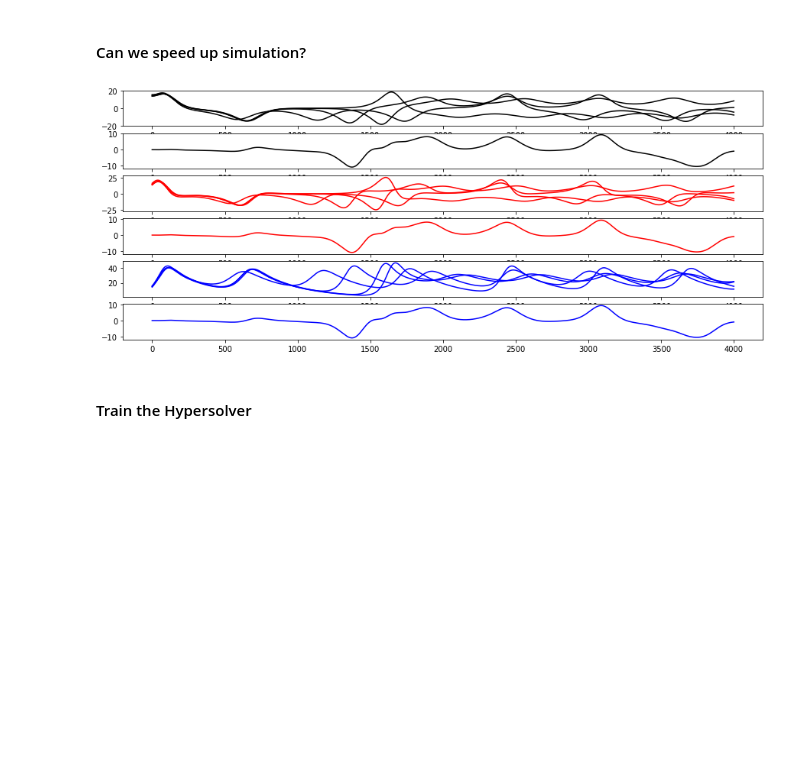
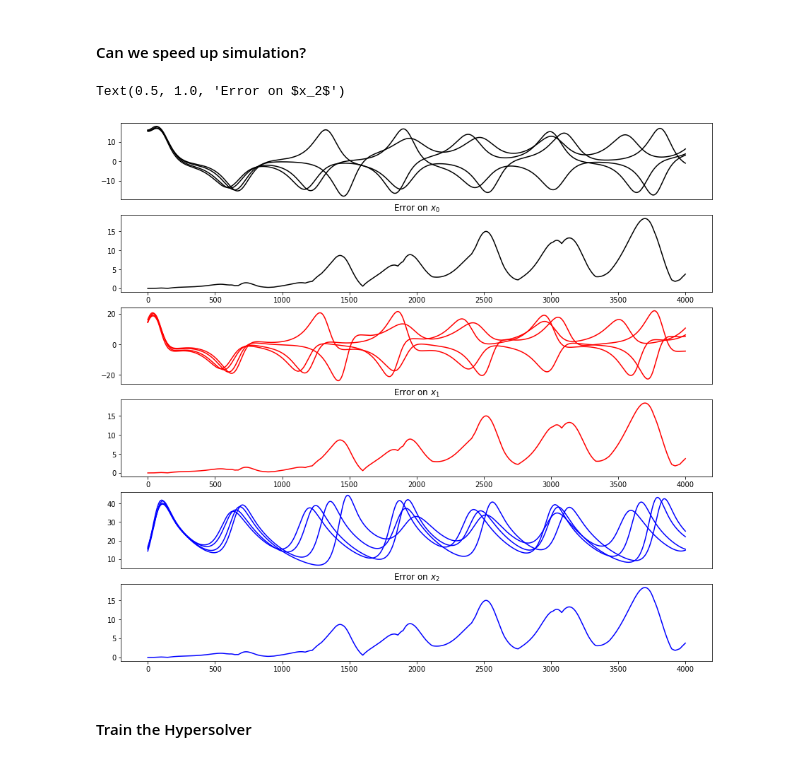
Before and after one commit to DiffEqML/torchdyn, a Jupyter notebook: tutorials/04_hypersolver_odeint.ipynb, the cells around one changed output. Cells and saved outputs as stored; diff of their text form; code cells hidden in the pictures; blank space fills up the shorter version.

```diff
--- a/tutorials/04_hypersolver_odeint.ipynb
+++ b/tutorials/04_hypersolver_odeint.ipynb
@@ -57,16 +57,21 @@ hypersolver = HyperEuler(VanillaHyperNet(net))
 t_eval, sol = odeint(sys, x0, t_span, solver=hypersolver, atol=1e-5, rtol=1e-5)
 sol = sol.detach()
 # %%
-fig = plt.figure(figsize=(15, 6))
+fig = plt.figure(figsize=(15, 14))
 axs = fig.subplots(6,1)
 axs[0].plot(sol[:,:4,0], c='black'); axs[2].plot(sol[:,:4,1], c='r'); axs[4].plot(sol[:,:4,2], c='b');
-# The error accumulates as Euler is not enough.
-# Here are the errors (mean across batches of initial conditions)
+axs[0].set_xticks([]); axs[2].set_xticks([]); axs[4].set_xticks([])
+# The error accumulates as Euler (base solver of HyperEuler) does not converge here.
+# Here we plot the errors (mean across batches of initial conditions)
 axs[1].plot((sol-sol_gt)[:,:4,0].abs().mean(1), c='black')
+axs[1].set_title('Error on $x_0$')
 axs[3].plot((sol-sol_gt)[:,:4,0].abs().mean(1), c='r')
+axs[3].set_title('Error on $x_1$')
 axs[5].plot((sol-sol_gt)[:,:4,0].abs().mean(1), c='b');
+axs[5].set_title('Error on $x_2$')
 # %% [output]
+Text(0.5, 1.0, 'Error on $x_2$')
-[figure, old version]
+[figure, new version]
 # %% [markdown]
 #### Train the Hypersolver
 # %% [markdown]
```
Also changed, not shown: parts of 6 cells of this notebook, 3 other files.
